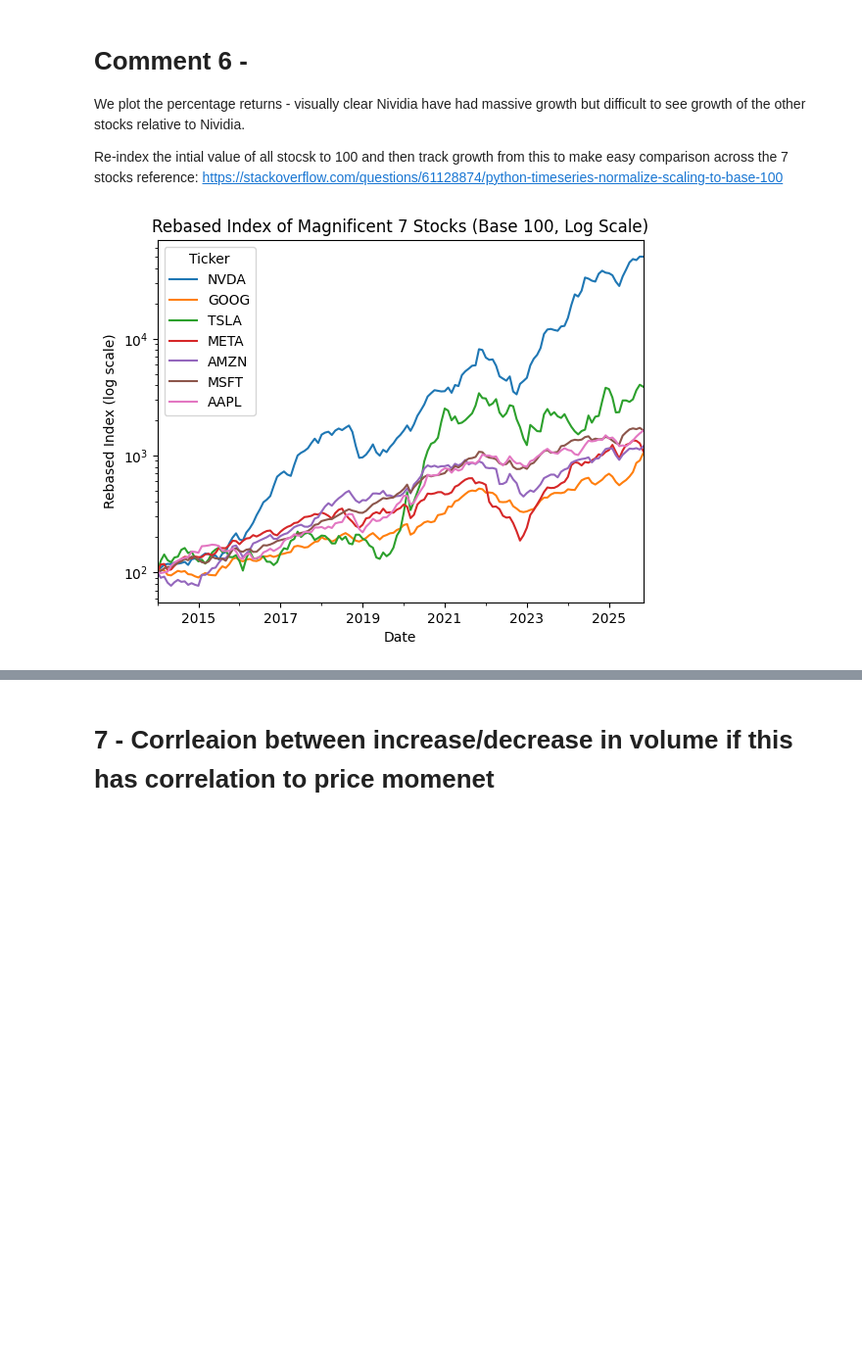
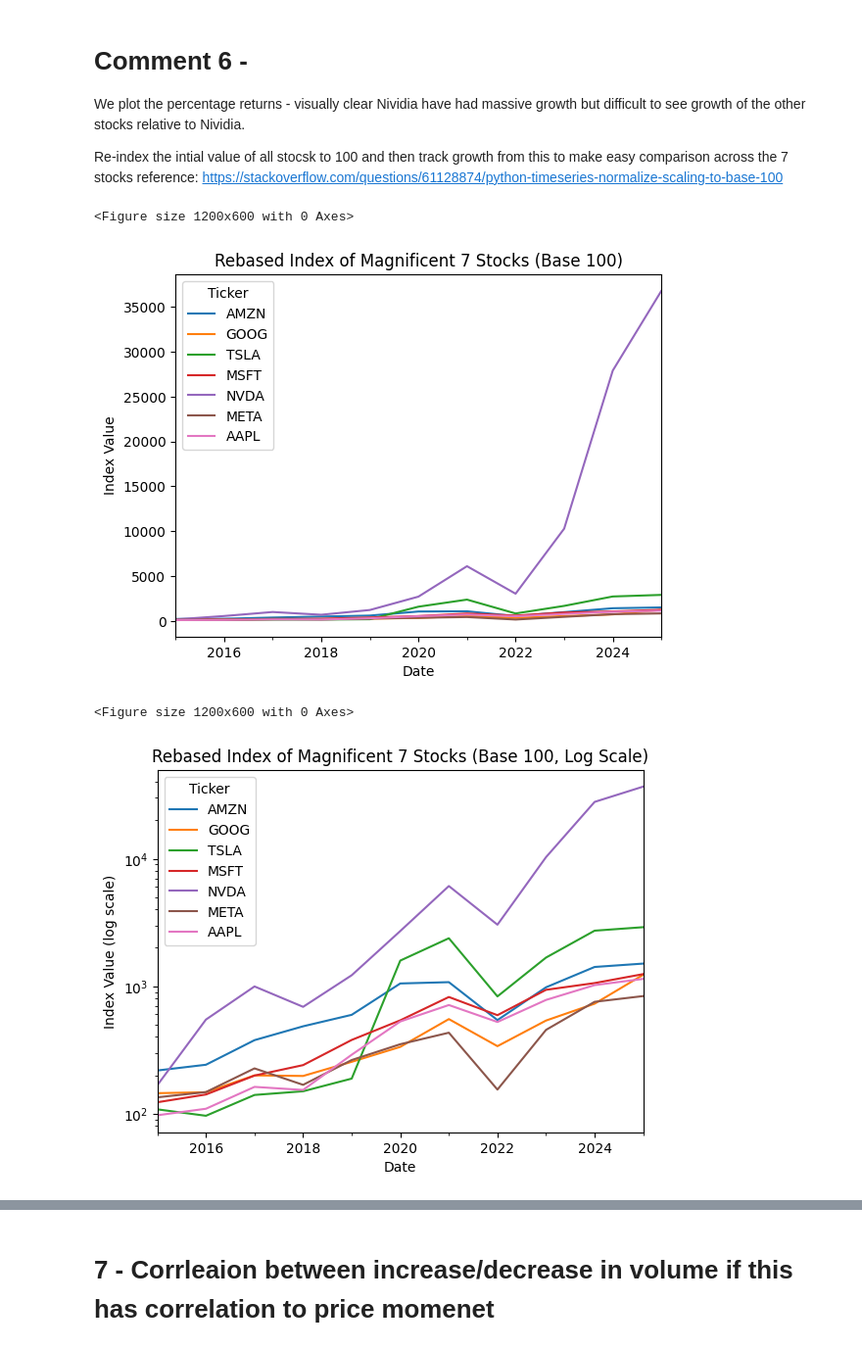
Before and after one commit to Mr-Scarf/programming-for-data-analytics, a Jupyter notebook: project/Project.ipynb, the cells around one changed output, grey strips where cells are left out. Shown at 98% size. Cells and saved outputs as stored; diff of their text form; code cells hidden in the pictures; blank space fills up the shorter version.

Commit message:
Project - Add Yearly ror + Indexing

```diff
--- a/project/Project.ipynb
+++ b/project/Project.ipynb
@@ -425,20 +442,30 @@ We plot the percentage returns - visually clear Nividia have had massive growth
 Re-index the intial value of all stocsk to 100 and then track growth from this to make easy comparison across the 7 stocks
 reference: https://stackoverflow.com/questions/61128874/python-timeseries-normalize-scaling-to-base-100
 # %%
-# Alternative method to calculate indexed returns (base 100)
-df_rebase_index = 100 * (df_mean_monthly_price / df_mean_monthly_price.iloc[0])
+# Comment 6 - Rebased Index Analysis (Base 100)
 
-# Plot the rebased index for each stock over the time period
-#df_rebase_index.plot(title="Rebased Index of Magnificent 7 Stocks (Base 100)", ylabel="Rebased Index", xlabel="Date")
-#plt.show()
+# Start all stocks at 100
+df_indexed_yearly = 100 * (1 + yearly_returns/100).cumprod()      #Reference: cumprod() function - https://pandas.pydata.org/docs/reference/api/pandas.DataFrame.cumprod.html
 
-# Plot the rebased index for each stock over the time period on a log scale                     Reference: https://chatgpt.com/share/69542880-0d10-8005-95e2-76895301c68a
-ax = df_rebase_index.plot(                                                                      # Code adapted from chatgpt as example of log scale plot
-    title="Rebased Index of Magnificent 7 Stocks (Base 100, Log Scale)",
-    ylabel="Rebased Index (log scale)",
-    xlabel="Date"
-)
-ax.set_yscale("log")
+# Plot
+plt.figure(figsize=(12,6))
+df_indexed_yearly.plot()
+plt.title("Rebased Index of Magnificent 7 Stocks (Base 100)")
+plt.ylabel("Index Value")
+plt.xlabel("Date")
 plt.show()
+
+# Plot on log scale - code adapted from chatgpt for logscale plot - Reference: https://chatgpt.com/share/69542880-0d10-8005-95e2-76895301c68a
+plt.figure(figsize=(12,6))
+df_indexed.plot()
+plt.yscale('log')                    # Set y-axis to log scale
+plt.title("Rebased Index of Magnificent 7 Stocks (Base 100, Log Scale)")
+plt.ylabel("Index Value (log scale)")
+plt.xlabel("Date")
+plt.legend(title="Ticker")
+plt.show()
 # %% [output]
+<Figure size 1200x600 with 0 Axes>
-[figure, old version]
+[figure, new version]
+<Figure size 1200x600 with 0 Axes>
+[figure, added]
```
Also changed, not shown: parts of 12 cells of this notebook, 1 other file.
